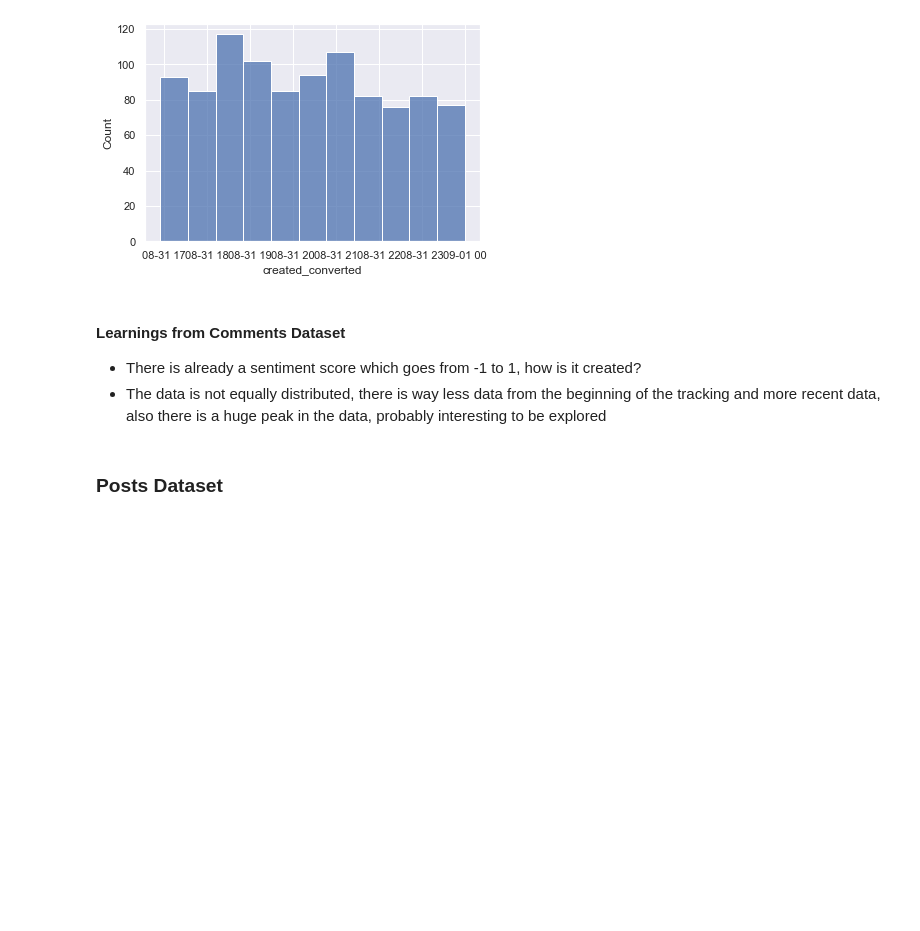
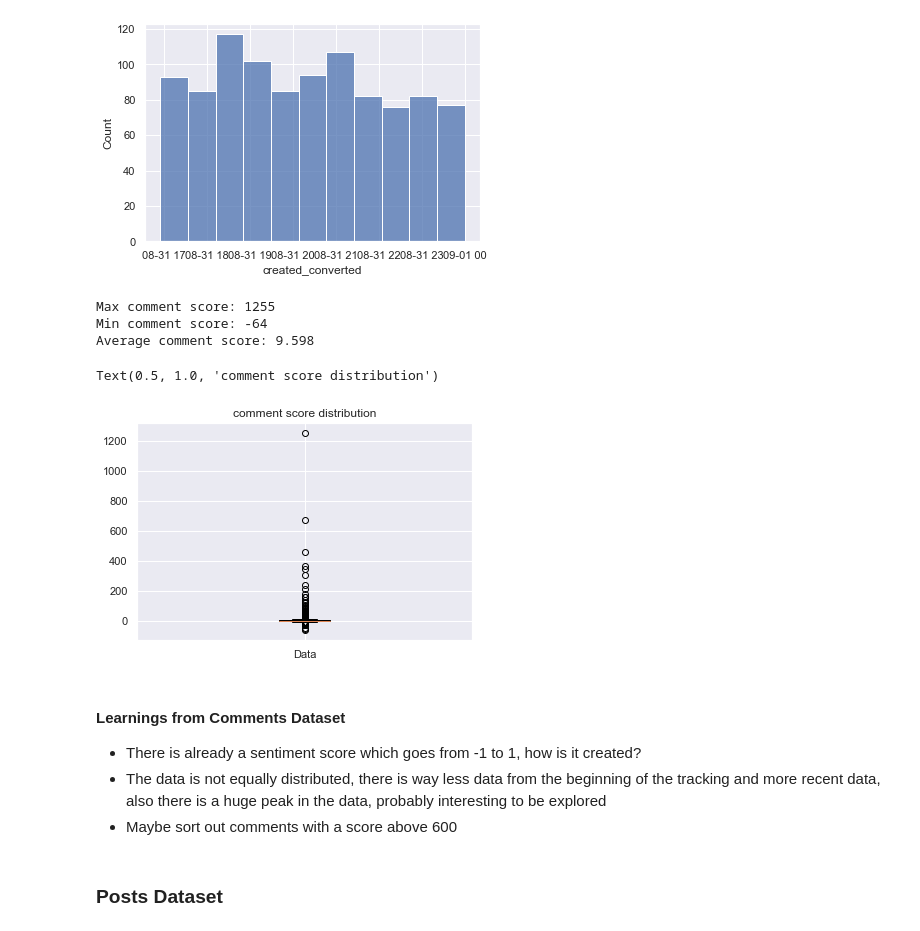
Before and after one commit to anjaghub/datascience_project_2023, a Jupyter notebook: reddit_climate_change.ipynb, the cells around one changed output. Cells and saved outputs as stored; diff of their text form; code cells hidden in the pictures; blank space fills up the shorter version.

Commit message:
Boxplots for the scoring
added boxplots for the scores of posts and comments

```diff
--- a/reddit_climate_change.ipynb
+++ b/reddit_climate_change.ipynb
@@ -91,10 +91,31 @@ sns.histplot(data=raw_comments, x="created_converted")
 plt.show()
 # %% [output]
 [figure]
+# %%
+# Comment score summary statistics
+print("Max comment score:",max(raw_comments["score"]))
+print("Min comment score:",min(raw_comments["score"]))
+print('Average comment score:',sum(raw_comments["score"])/len(raw_comments["score"]))
+# %% [output]
+Max comment score: 1255
+Min comment score: -64
+Average comment score: 9.598
+# %%
+# Comment score boxplot
+fig, ax=plt.subplots()
+ax.boxplot(raw_comments["score"])
+
+# Labels and title
+ax.set_xticklabels(['Data'])
+ax.set_title('comment score distribution')
+# %% [output]
+Text(0.5, 1.0, 'comment score distribution')
+[figure, added]
 # %% [markdown]
 #### Learnings from Comments Dataset
 - There is already a sentiment score which goes from -1 to 1, how is it created?
 - The data is not equally distributed, there is way less data from the beginning of the tracking and more recent data, also there is a huge peak in the data, probably interesting to be explored
+- Maybe sort out comments with a score above 600
 # %% [markdown]
 ### Posts Dataset
 # %%
```
Also changed, not shown: parts of 3 cells of this notebook.
